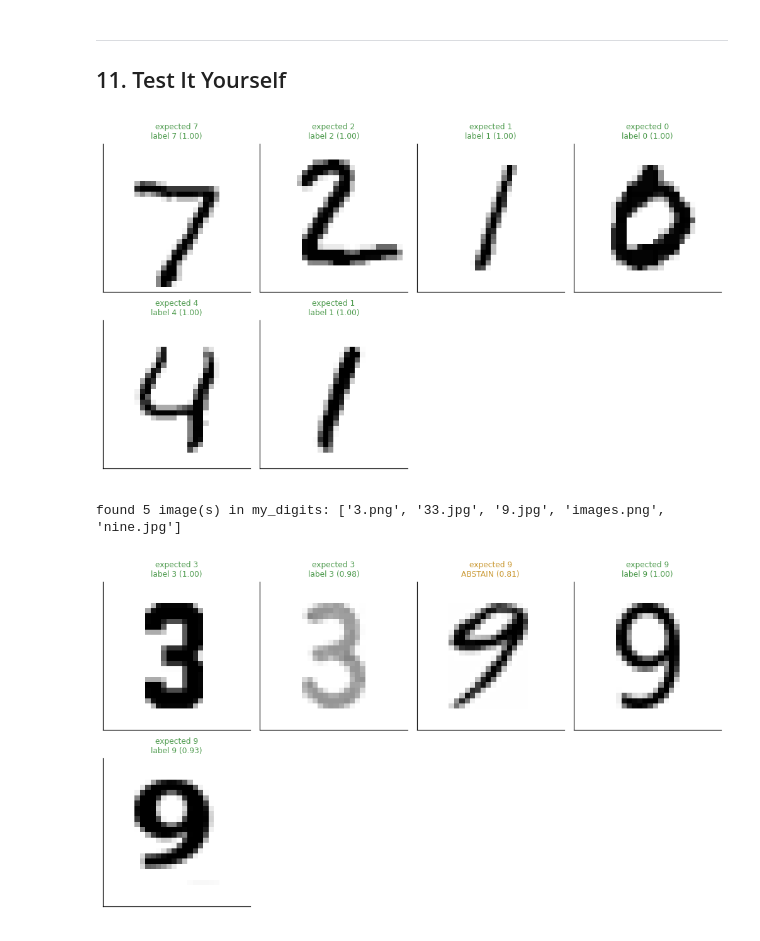
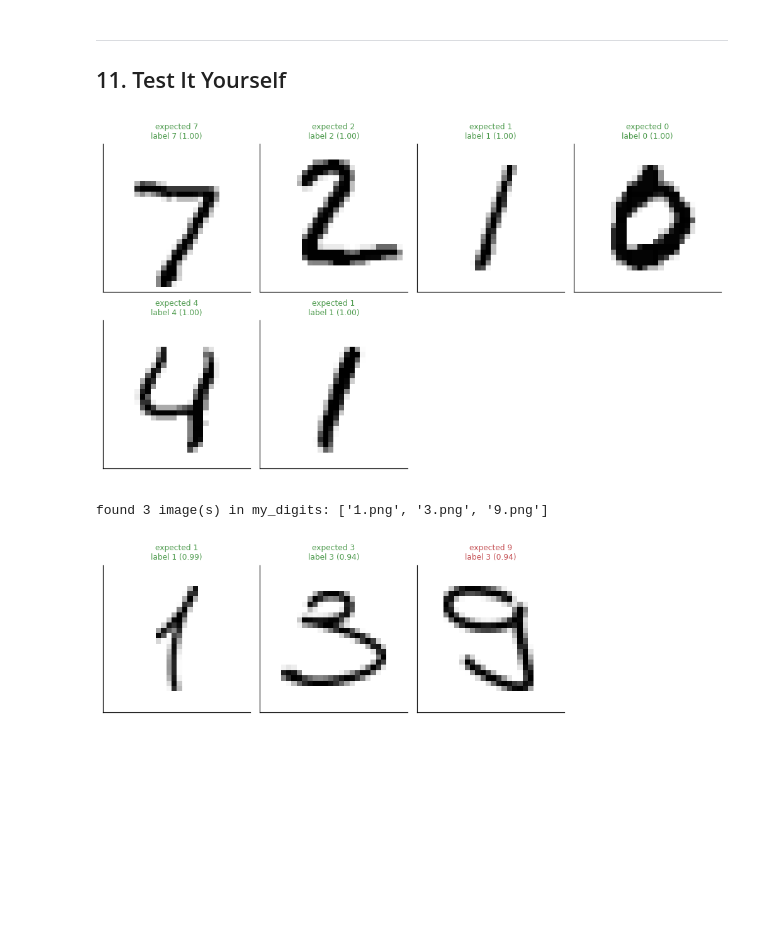
Before and after one commit to derekbhoang/mlp-from-scratch, a Jupyter notebook: mlp_from_scratch.ipynb, the cells around one changed output. Drawn from its saved outputs; the diff is of its cells as text; code cells hidden in the pictures; blank space fills up the shorter version.

Commit message:
Add quality to my own test images

```diff
--- a/mlp_from_scratch.ipynb
+++ b/mlp_from_scratch.ipynb
@@ -2022,33 +2022,33 @@ def show_predictions(images, expected=None, cols=4, figsize_per=(2.3, 2.7)):
         ax.imshow(img, cmap="gray_r", vmin=0, vmax=255)
         title = ("expected %d\n" % exp if exp is not None else "") + \
                 "%s (%.2f)" % (verdict, out["confidence"])
         ax.set_title(title, fontsize=8, color=color)
 
     plt.tight_layout(); plt.show()
 
 
 # --- Real test images (known-correct, for reference) ---
 idx = [0, 1, 2, 3, 4, 5]
 show_predictions([raw_test_images[i] for i in idx],
                  expected=[int(y_test[i]) for i in idx])
 
 # --- Your own images: every file in my_digits/, discovered automatically ---
 MY_DIGITS_DIR = Path("my_digits")
 IMG_EXTS = {".png", ".jpg", ".jpeg"}
 
 my_files = sorted(p for p in MY_DIGITS_DIR.iterdir() if p.suffix.lower() in IMG_EXTS)
 print("found %d image(s) in %s: %s" % (len(my_files), MY_DIGITS_DIR, [p.name for p in my_files]))
 
 # Optional: the digit you believe each file shows, for colour-coded correct/wrong. Any file not
 # listed here still gets tested and shown -- just without a correctness judgement (blue, not
 # green/red) -- so dropping a new image into my_digits/ works with zero code changes.
-known_labels = {"9.jpg": 9, "nine.jpg": 9, "images.png": 9, "3.png": 3, "33.jpg": 3}
+known_labels = {"1.png": 1, "3.png": 3, "9.png": 9}
 
 my_images = [mnist_normalize(str(p)) for p in my_files]
 my_expected = [known_labels.get(p.name) for p in my_files]
 
 show_predictions(my_images, expected=my_expected)
 # %% [output]
 [figure]
-found 5 image(s) in my_digits: ['3.png', '33.jpg', '9.jpg', 'images.png', 'nine.jpg']
+found 3 image(s) in my_digits: ['1.png', '3.png', '9.png']
-[figure, old version]
+[figure, new version]
```
Also changed, not shown: parts of 6 cells of this notebook, 7 other files.
